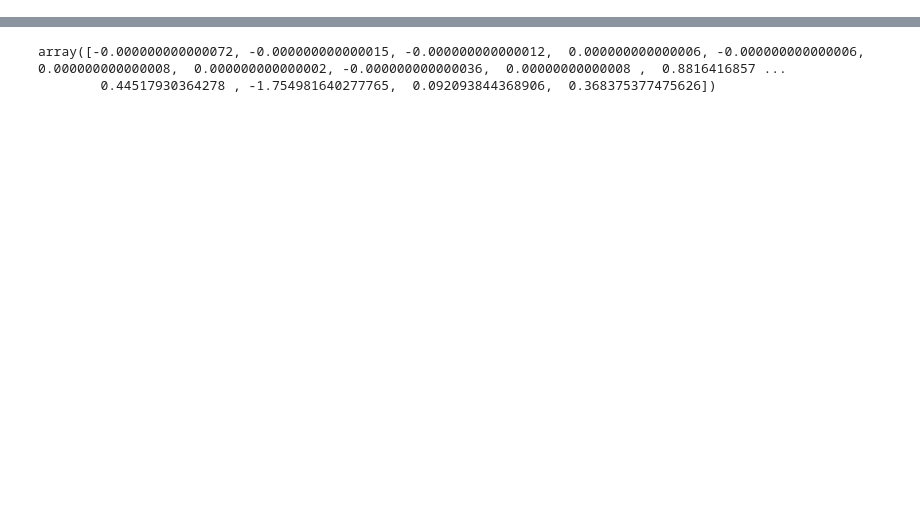
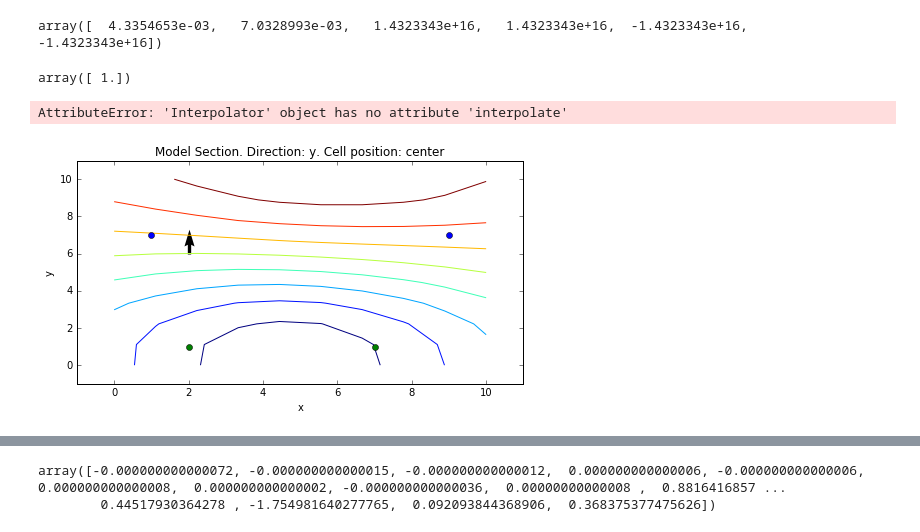
Before and after one commit to Leguark/GeMpy, a Jupyter notebook: Geothealler big function 3D-Testing-degree0.ipynb, the cells around one changed output, grey strips where cells are left out. Drawn from its saved outputs; the diff is of its cells as text; code cells hidden in the pictures; blank space fills up the shorter version.

```diff
--- a/Geothealler big function 3D-Testing-degree0.ipynb
+++ b/Geothealler big function 3D-Testing-degree0.ipynb
@@ -22,0 +18,6 @@ test.theano_set_3D_nugget_degree0()
+# %%
+test = GeoMig.Interpolator(c_o = 1,range_var = 10, nugget_effect=-0.3)
+test.set_extent(-1,1,-1,1,-1,1)
+test.set_resolutions(10,10,10)
+test.create_regular_grid_3D()
+test.theano_set_3D_nugget_degree0();
@@ -62,0 +277,23 @@ rest, ref
+# %%
+np.linalg.solve(CG,G)
+# %% [output]
+array([  4.3354653e-03,   7.0328993e-03,   1.4323343e+16,   1.4323343e+16,  -1.4323343e+16,  -1.4323343e+16])
+# %%
+test.geoMigueller(test.dips,dips_angles,azimuths,polarity, rest, ref,
+                                 a,0,c,-0.333,8*a,f)[-1]
+# %% [output]
+array([ 1.])
+# %%
+
+test.c_o.set_value(14)
+test.nugget_effect_grad.set_value(-0.3)
+
+test.potential_field =  test.interpolate(test.dips,dips_angles,
+                            azimuths,polarity, rest, ref)[0].reshape(10,10,10)
+test.interpolate(dips,dips_angles,azimuths,polarity, rest, ref)[1][:,0]
+# %% [output]
+AttributeError: 'Interpolator' object has no attribute 'interpolate'
+# %%
+test.plot_potential_field_2D(direction = "y")
+# %% [output]
+[figure, added]
```
Also changed, not shown: parts of 63 cells of this notebook, 5 other files.
